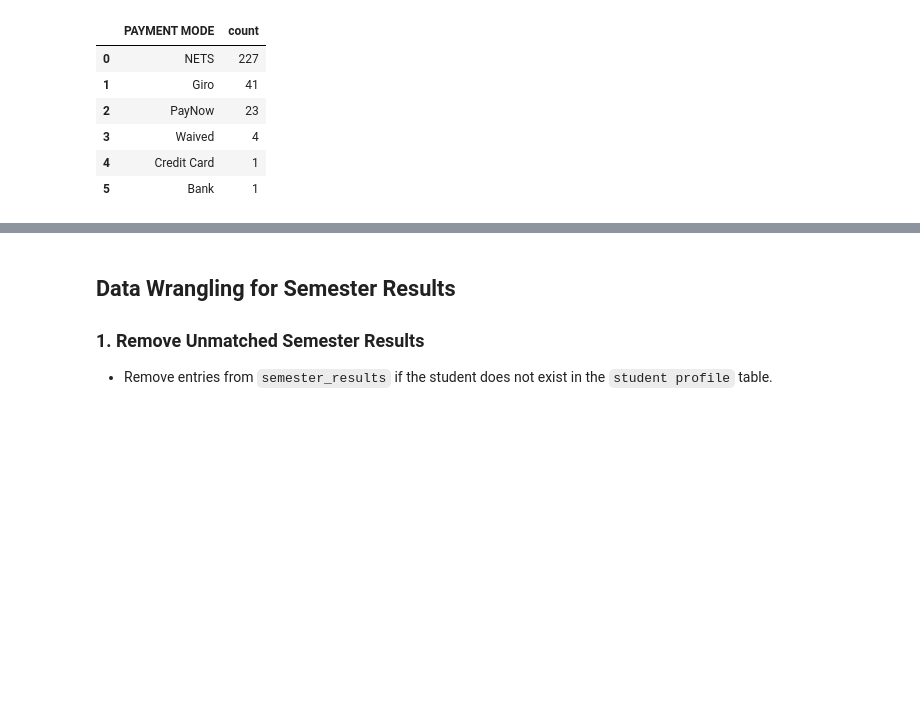
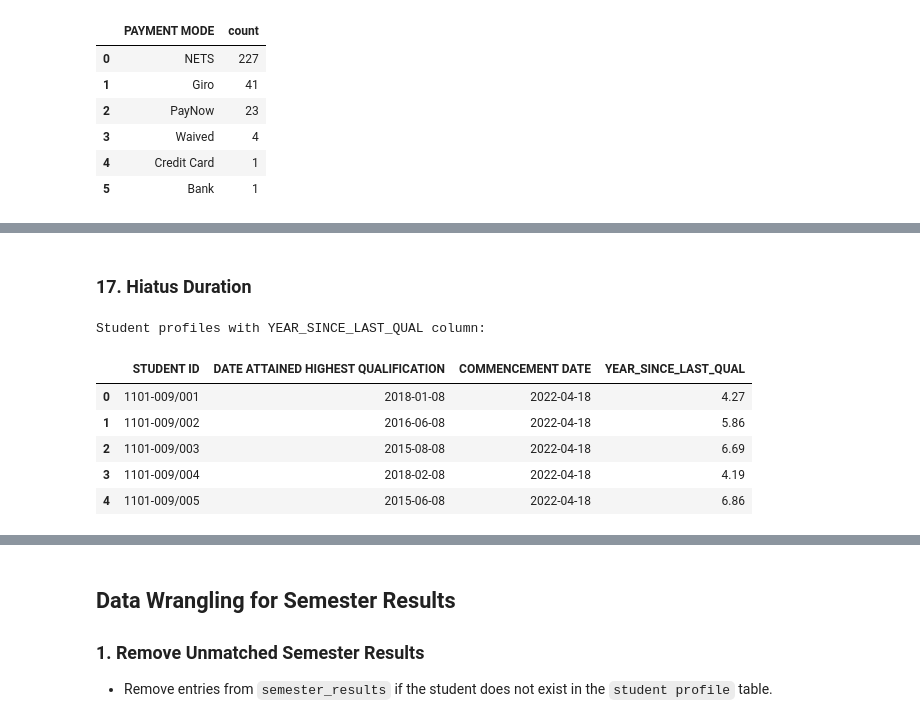
Before and after one commit to swamhtetg90/DAVI-CA2, a Jupyter notebook: data_cleaning.ipynb, the cells around one changed output, grey strips where cells are left out. Cells and saved outputs as stored; diff of their text form; code cells hidden in the pictures; blank space fills up the shorter version.

```diff
--- a/data_cleaning.ipynb
+++ b/data_cleaning.ipynb
@@ -2304,3 +2370,23 @@ Payment Mode column standardized:
+# %% [markdown]
+### 17. Hiatus Duration
+# %%
+# Calculate the time difference between COMMENCEMENT DATE and DATE ATTAINED HIGHEST QUALIFICATION
+time_difference = student_profiles['COMMENCEMENT DATE'] - student_profiles['DATE ATTAINED HIGHEST QUALIFICATION']
+
+# Convert the time difference to years and store in a new column
+# We divide by the number of days in a year (approx 365.25 for leap years)
+student_profiles['YEAR_SINCE_LAST_QUAL'] = (time_difference.dt.days / 365.25).round(2)
+
+print("Student profiles with YEAR_SINCE_LAST_QUAL column:")
+display(student_profiles[['STUDENT ID', 'DATE ATTAINED HIGHEST QUALIFICATION', 'COMMENCEMENT DATE', 'YEAR_SINCE_LAST_QUAL']].head())
+# %% [output]
+Student profiles with YEAR_SINCE_LAST_QUAL column:
+|  | STUDENT ID | DATE ATTAINED HIGHEST QUALIFICATION | COMMENCEMENT DATE | YEAR_SINCE_LAST_QUAL |
+| 0 | 1101-009/001 | 2018-01-08 | 2022-04-18 | 4.27 |
+| 1 | 1101-009/002 | 2016-06-08 | 2022-04-18 | 5.86 |
+| 2 | 1101-009/003 | 2015-08-08 | 2022-04-18 | 6.69 |
+| 3 | 1101-009/004 | 2018-02-08 | 2022-04-18 | 4.19 |
+| 4 | 1101-009/005 | 2015-06-08 | 2022-04-18 | 6.86 |
 # %%
 student_profiles
 # %% [output]
```
Also changed, not shown: parts of 32 cells of this notebook.
